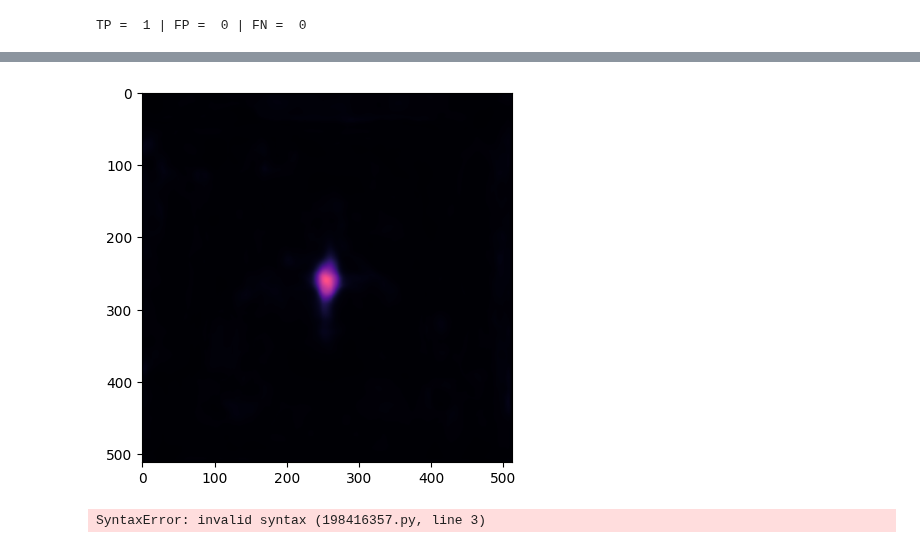
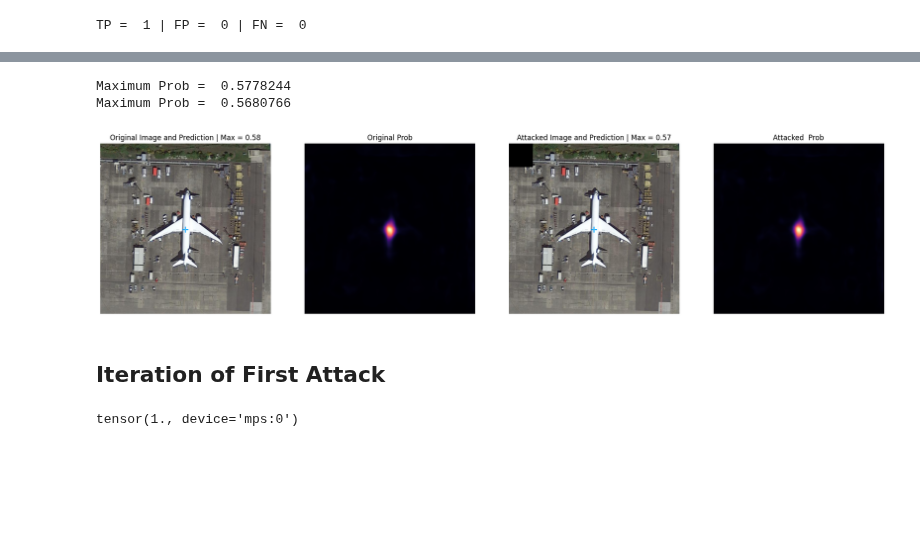
Before and after one commit to fx-bonnefont/projet-vision, a Jupyter notebook: co-attack.ipynb, the cells around one changed output, grey strips where cells are left out. Drawn from its saved outputs; the diff is of its cells as text; code cells hidden in the pictures; blank space fills up the shorter version.

```diff
--- a/co-attack.ipynb
+++ b/co-attack.ipynb
@@ -69,6 +70,6 @@ numpy.ndarray
 # %%
 # Add Patch on the top corner
-PATCH_SIZE = 36
+PATCH_SIZE = 72
 patch = np.zeros_like(img)
 patch[0:PATCH_SIZE, 0:PATCH_SIZE] = 1
 weight_map = get_gaussian_weight_map(TILE_SIZE, device)
@@ -78,16 +75,0 @@ weight_map = get_gaussian_weight_map(TILE_SIZE, device)
-# %%
-model.eval();
-x = img*(1-patch)
-x_t = torch.from_numpy(x).permute(2, 0, 1).float() / 255.0
-x_t = TF.normalize(x_t, DOTA_MEAN, DOTA_STD)
-x_t = x_t.unsqueeze(0).to(device)
-print(x_t.shape)
-
-with torch.no_grad():
-    logits = model(x_t)
-    prob = torch.sigmoid(logits).squeeze()
-    print("Prob = ", prob)
-
-prob_map = (prob * weight_map).cpu().numpy()
-pred_centers = find_peaks(prob_map, threshold=THRESHOLD)
-vis_pred = draw_centers(img, pred_centers, (0, 165, 255), radius=radius, thickness=thickness);
@@ -154,11 +76,13 @@ array([[[0.00274387, 0.00157365, 0.02227539],
-# %%
-plt.imshow(prob_color)
-plt.show()
-# %% [output]
-[figure, removed]
-# %%
-with mlflow.start_run(run_name="baseline_logreg") as run:
-    with torch.no_grad():
-        marker =
-# %% [output]
-SyntaxError: invalid syntax (198416357.py, line 3)
+# %%
+def predict(model, x, weight_map, device):
+    x_t = torch.from_numpy(x).permute(2, 0, 1).float() / 255.0
+    x_t = TF.normalize(x_t, DOTA_MEAN, DOTA_STD)
+    x_t = x_t.unsqueeze(0).to(device)
+    with torch.no_grad():
+        logits = model(x_t)
+        prob = torch.sigmoid(logits).squeeze()
+
+    prob_map = (prob * weight_map).cpu().numpy()
+    print("Maximum Prob = ", prob_map.max().max())
+
+    return prob_map
@@ -164,0 +133,12 @@ SyntaxError: invalid syntax (198416357.py, line 3)
+# %%
+x0 = img
+x = x0*(1-patch)
+y0 = predict(model, x0, weight_map, device)
+y = predict(model, x, weight_map, device)
+show_attack_results(x0, x, y0, y)
+# %% [output]
+Maximum Prob =  0.5778244
+Maximum Prob =  0.5680766
+[figure, added]
+# %% [markdown]
+## Iteration of First Attack
@@ -164,0 +156,4 @@ SyntaxError: invalid syntax (198416357.py, line 3)
+# %%
+min = torch.normalize(torch.zeros_like(x0_t)
+# %% [output]
+tensor(1., device='mps:0')
```
Also changed, not shown: parts of 24 cells of this notebook, 9 other files.
